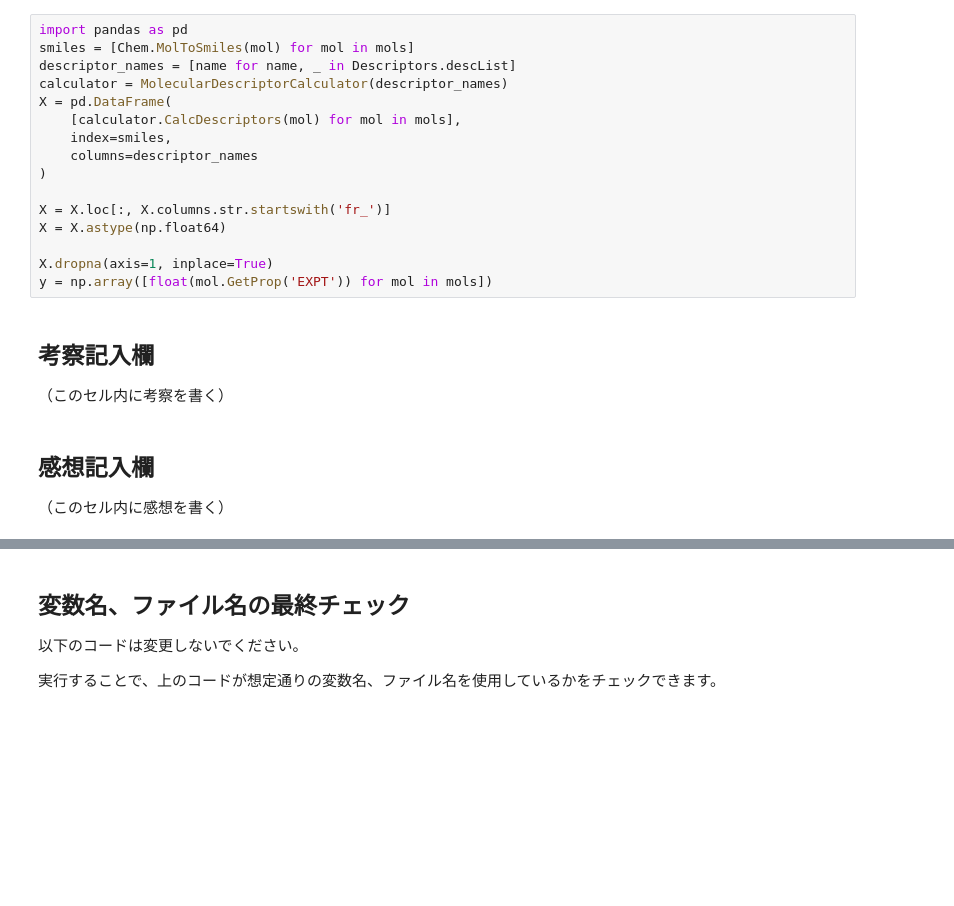
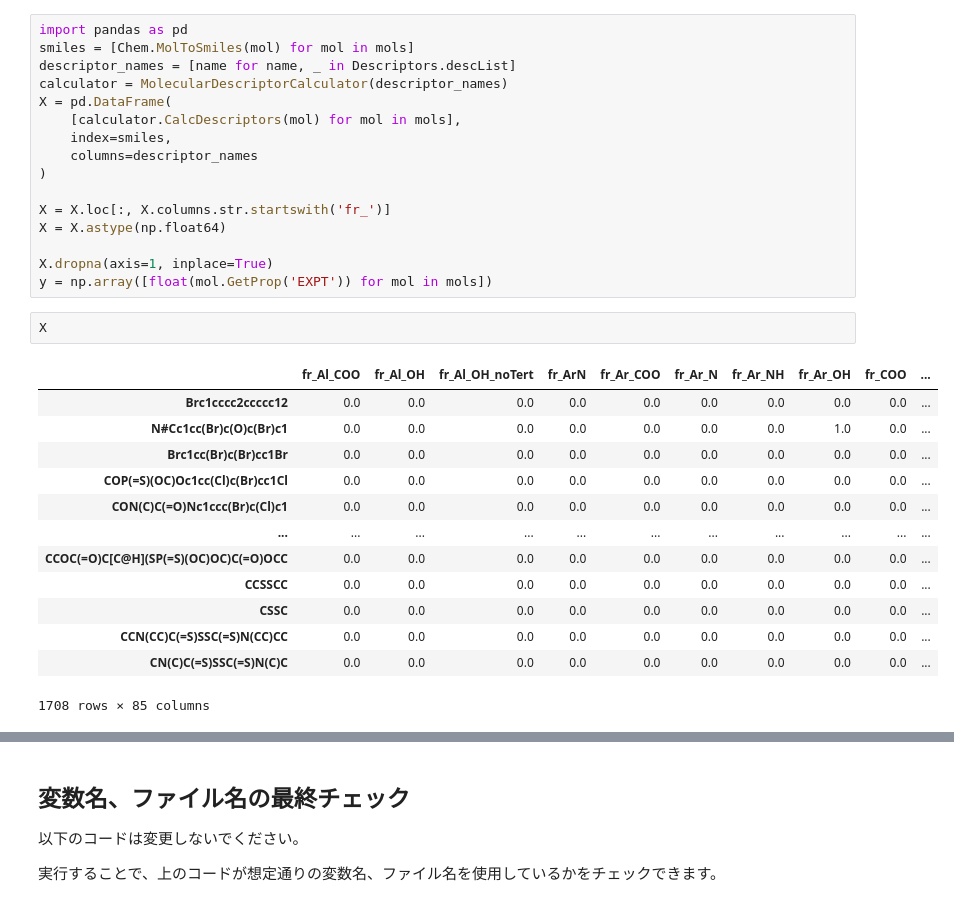
Before and after one commit to KeishiIrisa/computer-chemistry-v2, a Jupyter notebook: ML/app1.ipynb, the cells around one changed output, grey strips where cells are left out. Cells and saved outputs as stored; diff of their text form; blank space fills up the shorter version.

```diff
--- a/ML/app1.ipynb
+++ b/ML/app1.ipynb
@@ -27,11 +63,19 @@ X = X.astype(np.float64)
 
 X.dropna(axis=1, inplace=True)
 y = np.array([float(mol.GetProp('EXPT')) for mol in mols])
-# %% [markdown]
-## 考察記入欄
-
-（このセル内に考察を書く）
-# %% [markdown]
-## 感想記入欄
-
-（このセル内に感想を書く）
+# %%
+X
+# %% [output]
+|  | fr_Al_COO | fr_Al_OH | fr_Al_OH_noTert | fr_ArN | fr_Ar_COO | fr_Ar_N | fr_Ar_NH | fr_Ar_OH | fr_COO | ... |
+| Brc1cccc2ccccc12 | 0.0 | 0.0 | 0.0 | 0.0 | 0.0 | 0.0 | 0.0 | 0.0 | 0.0 | ... |
+| N#Cc1cc(Br)c(O)c(Br)c1 | 0.0 | 0.0 | 0.0 | 0.0 | 0.0 | 0.0 | 0.0 | 1.0 | 0.0 | ... |
+| Brc1cc(Br)c(Br)cc1Br | 0.0 | 0.0 | 0.0 | 0.0 | 0.0 | 0.0 | 0.0 | 0.0 | 0.0 | ... |
+| COP(=S)(OC)Oc1cc(Cl)c(Br)cc1Cl | 0.0 | 0.0 | 0.0 | 0.0 | 0.0 | 0.0 | 0.0 | 0.0 | 0.0 | ... |
+| CON(C)C(=O)Nc1ccc(Br)c(Cl)c1 | 0.0 | 0.0 | 0.0 | 0.0 | 0.0 | 0.0 | 0.0 | 0.0 | 0.0 | ... |
+| ... | ... | ... | ... | ... | ... | ... | ... | ... | ... | ... |
+| CCOC(=O)C[C@H](SP(=S)(OC)OC)C(=O)OCC | 0.0 | 0.0 | 0.0 | 0.0 | 0.0 | 0.0 | 0.0 | 0.0 | 0.0 | ... |
+| CCSSCC | 0.0 | 0.0 | 0.0 | 0.0 | 0.0 | 0.0 | 0.0 | 0.0 | 0.0 | ... |
+| CSSC | 0.0 | 0.0 | 0.0 | 0.0 | 0.0 | 0.0 | 0.0 | 0.0 | 0.0 | ... |
+| CCN(CC)C(=S)SSC(=S)N(CC)CC | 0.0 | 0.0 | 0.0 | 0.0 | 0.0 | 0.0 | 0.0 | 0.0 | 0.0 | ... |
+| CN(C)C(=S)SSC(=S)N(C)C | 0.0 | 0.0 | 0.0 | 0.0 | 0.0 | 0.0 | 0.0 | 0.0 | 0.0 | ... |
+1708 rows × 85 columns
```
Also changed, not shown: parts of 8 cells of this notebook, 30 other files.
